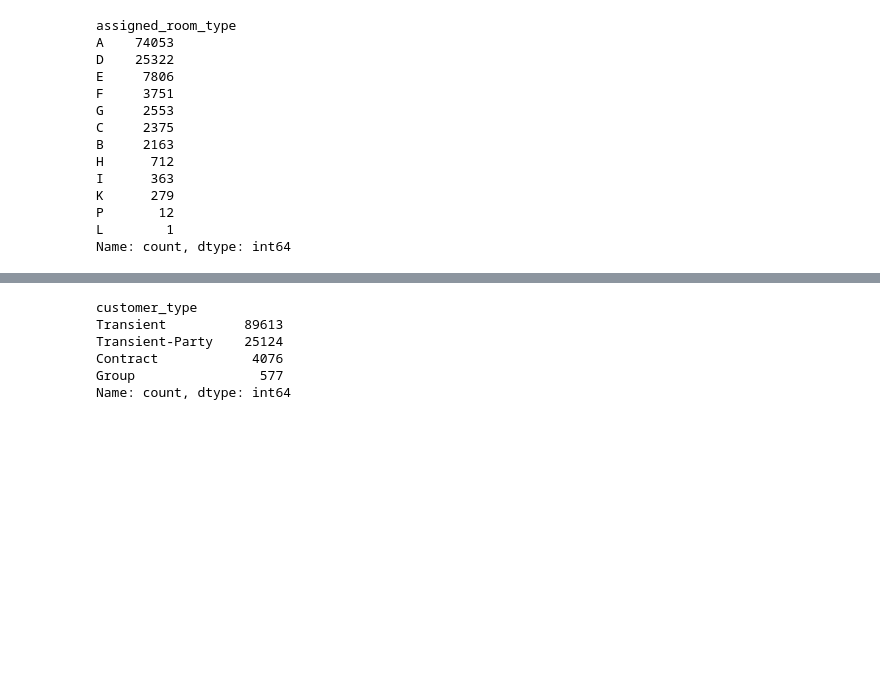
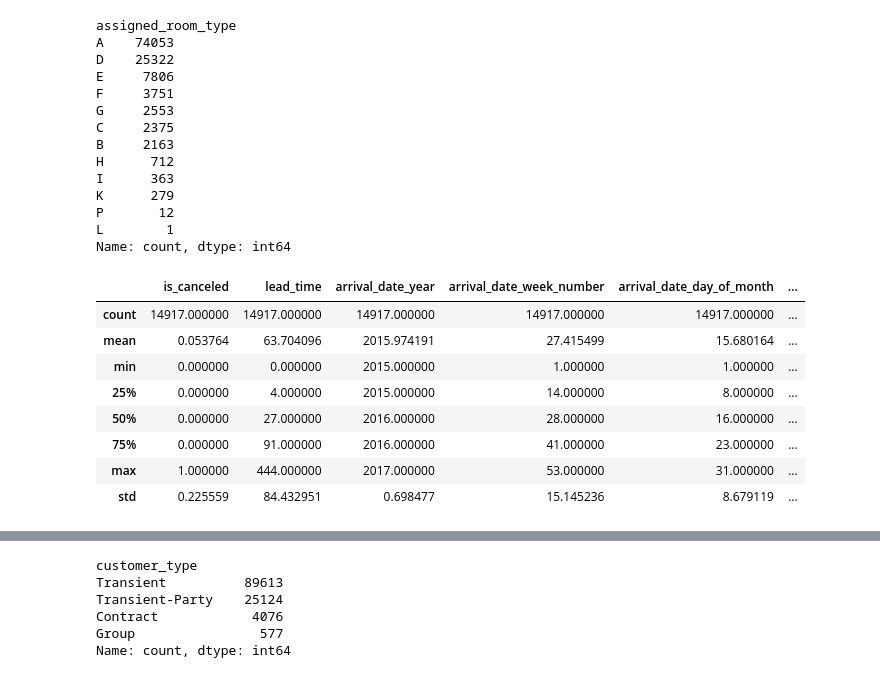
Before and after one commit to abt-kevin/Hotel_Bookings, a Jupyter notebook: hotel_bookings.ipynb, the cells around one changed output, grey strips where cells are left out. Saved outputs shown, nothing was run; the diff lists cells and outputs as text; code cells hidden in the pictures; blank space fills up the shorter version.

```diff
--- a/hotel_bookings.ipynb
+++ b/hotel_bookings.ipynb
@@ -286,3 +290,17 @@ K      279
 P       12
 L        1
 Name: count, dtype: int64
+# %%
+#Die Frage, ob Gäste gewünschten room_type bekommen, beeinflusst Stornoquote deutlicher.
+mask_room=df["reserved_room_type"]!=df["assigned_room_type"]
+df[mask_room].describe()
+# %% [output]
+|  | is_canceled | lead_time | arrival_date_year | arrival_date_week_number | arrival_date_day_of_month | ... |
+| count | 14917.000000 | 14917.000000 | 14917.000000 | 14917.000000 | 14917.000000 | ... |
+| mean | 0.053764 | 63.704096 | 2015.974191 | 27.415499 | 15.680164 | ... |
+| min | 0.000000 | 0.000000 | 2015.000000 | 1.000000 | 1.000000 | ... |
+| 25% | 0.000000 | 4.000000 | 2015.000000 | 14.000000 | 8.000000 | ... |
+| 50% | 0.000000 | 27.000000 | 2016.000000 | 28.000000 | 16.000000 | ... |
+| 75% | 0.000000 | 91.000000 | 2016.000000 | 41.000000 | 23.000000 | ... |
+| max | 1.000000 | 444.000000 | 2017.000000 | 53.000000 | 31.000000 | ... |
+| std | 0.225559 | 84.432951 | 0.698477 | 15.145236 | 8.679119 | ... |
```
Also changed, not shown: parts of 10 cells of this notebook.
